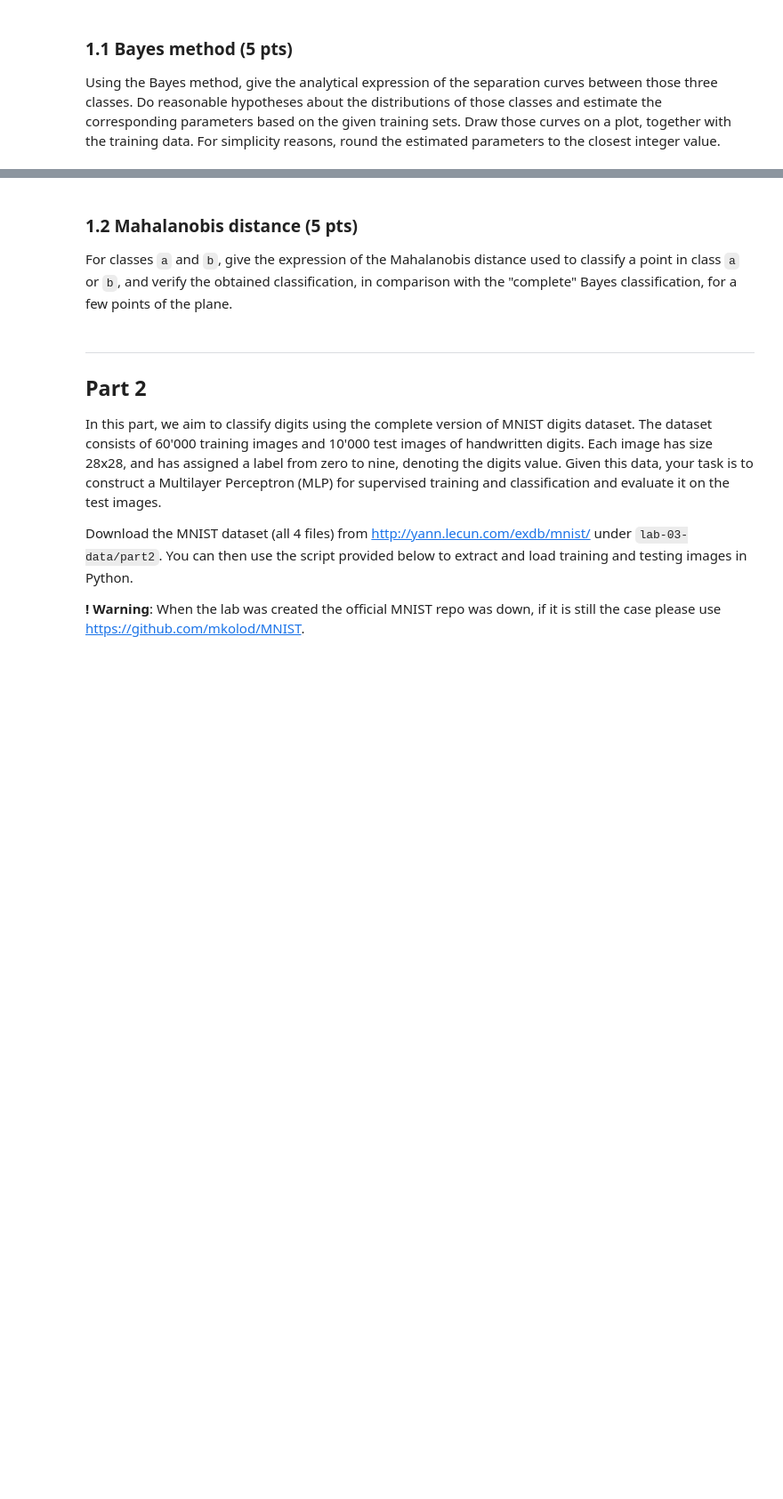
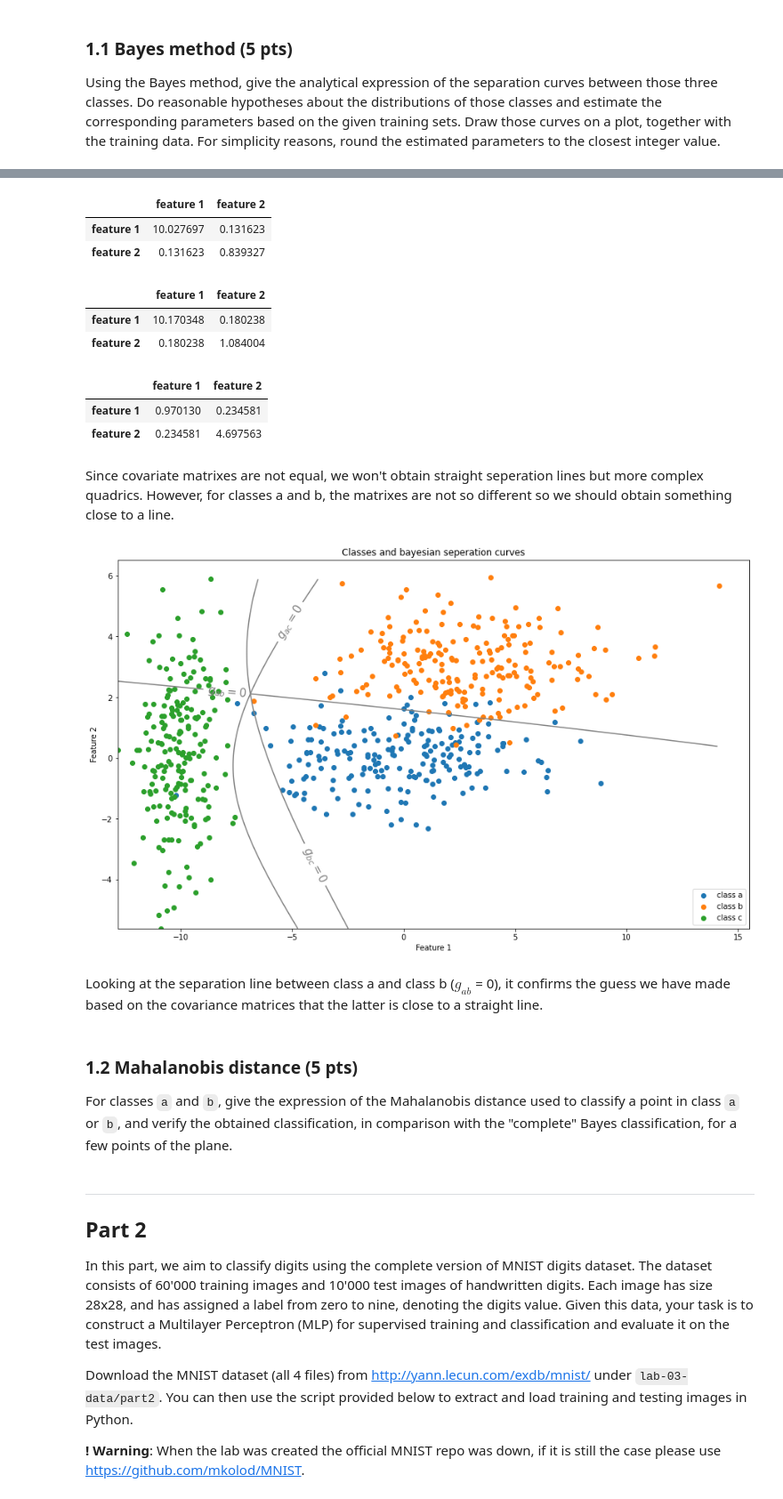
Before and after one commit to melina-chrys/IAPR-squad-lab, a Jupyter notebook: Lab3/lab_03_classification.ipynb, the cells around one changed output, grey strips where cells are left out. Shown at 89% size. Cells and saved outputs as stored; diff of their text form; code cells hidden in the pictures; blank space fills up the shorter version.

```diff
--- a/Lab3/lab_03_classification.ipynb
+++ b/Lab3/lab_03_classification.ipynb
@@ -80,0 +151,20 @@ For simplicity reasons, round the estimated parameters to the closest integer va
+# %%
+cov_a
+# %% [output]
+|  | feature 1 | feature 2 |
+| feature 1 | 10.027697 | 0.131623 |
+| feature 2 | 0.131623 | 0.839327 |
+# %%
+cov_b
+# %% [output]
+|  | feature 1 | feature 2 |
+| feature 1 | 10.170348 | 0.180238 |
+| feature 2 | 0.180238 | 1.084004 |
+# %%
+cov_c
+# %% [output]
+|  | feature 1 | feature 2 |
+| feature 1 | 0.970130 | 0.234581 |
+| feature 2 | 0.234581 | 4.697563 |
+# %% [markdown]
+Since covariate matrixes are not equal, we won't obtain straight seperation lines but more complex quadrics. However, for classes a and b, the matrixes are not so different so we should obtain something close to a line.
@@ -81,3 +180,50 @@ For simplicity reasons, round the estimated parameters to the closest integer va
+# %%
+# Create a meshgrid that spans the entire feature space
+features_tot = pd.concat([a_df, b_df,c_df], axis=0)
+max_df = features_tot.max()
+min_df = features_tot.min()
+
+rangeF1 = np.arange(min_df['feature 1'], max_df['feature 1'], 0.1)
+rangeF2 = np.arange(min_df['feature 2'], max_df['feature 2'], 0.1)
+
+gridF1, gridF2 = np.meshgrid(rangeF1, rangeF2)
+
+meshgrid = np.dstack((gridF1, gridF2))
+meshgrid_ = np.reshape(meshgrid,(meshgrid.shape[0]*meshgrid.shape[1], meshgrid.shape[2]))
+# %%
+# Calculate the disciminants for each class
+g_a = [discriminant(x, mean_a, cov_a) for x in list(meshgrid_)]
+g_b = [discriminant(x, mean_b, cov_b) for x in list(meshgrid_)]
+g_c = [discriminant(x, mean_c, cov_c) for x in list(meshgrid_)]
+
+# Calculate gi(xi) - gj(x) for each pair of class
+g_ab = np.array(g_a) - np.array(g_b)
+g_bc = np.array(g_b) - np.array(g_c)
+g_ac = np.array(g_a) - np.array(g_c)
+# %%
+# Plot the classes
+fig, ax = plt.subplots(figsize=(15,9))
+ax.scatter(a[:,0], a[:,1])
+ax.scatter(b[:,0], b[:,1])
+ax.scatter(c[:,0], c[:,1])
+ax.set_xlabel("Feature 1")
+ax.set_ylabel("Feature 2")
+ax.set_title("Classes and bayesian seperation quadrics")
+ax.legend(["class a", "class b", "class c"])
+
+# Plot the seperation curves using the plt.contour method
+contour_ab = ax.contour(gridF1, gridF2, g_ab.reshape(gridF1.shape),0, colors = "gray")
+contour_bc = ax.contour(gridF1, gridF2, g_bc.reshape(gridF1.shape),0, colors = "gray")
+contour_ac = ax.contour(gridF1, gridF2, g_ac.reshape(gridF1.shape),0, colors = "gray")
+
+ax.clabel(contour_ab, inline=True, fmt='$g_{ab} = 0$', fontsize=15)
+ax.clabel(contour_bc, inline=True, fmt='$g_{bc} = 0$', fontsize=15)
+ax.clabel(contour_ac, inline=True, fmt='$g_{ac} = 0$', fontsize=15)
+plt.show()
+# %% [output]
+[figure, added]
+# %% [markdown]
+Looking at the separation line between class a and class b ($g_{ab}$ = 0), it confirms the guess we have made based on the covariance matrices that the latter is close to a straight line.
 # %% [markdown]
 ### 1.2 Mahalanobis distance (5 pts)
 For classes `a` and `b`, give the expression of the Mahalanobis distance used to classify a point in class `a` or `b`, and verify the obtained classification, in comparison with the "complete" Bayes classification, for a few points of the plane.
```
Also changed, not shown: parts of 9 cells of this notebook.
